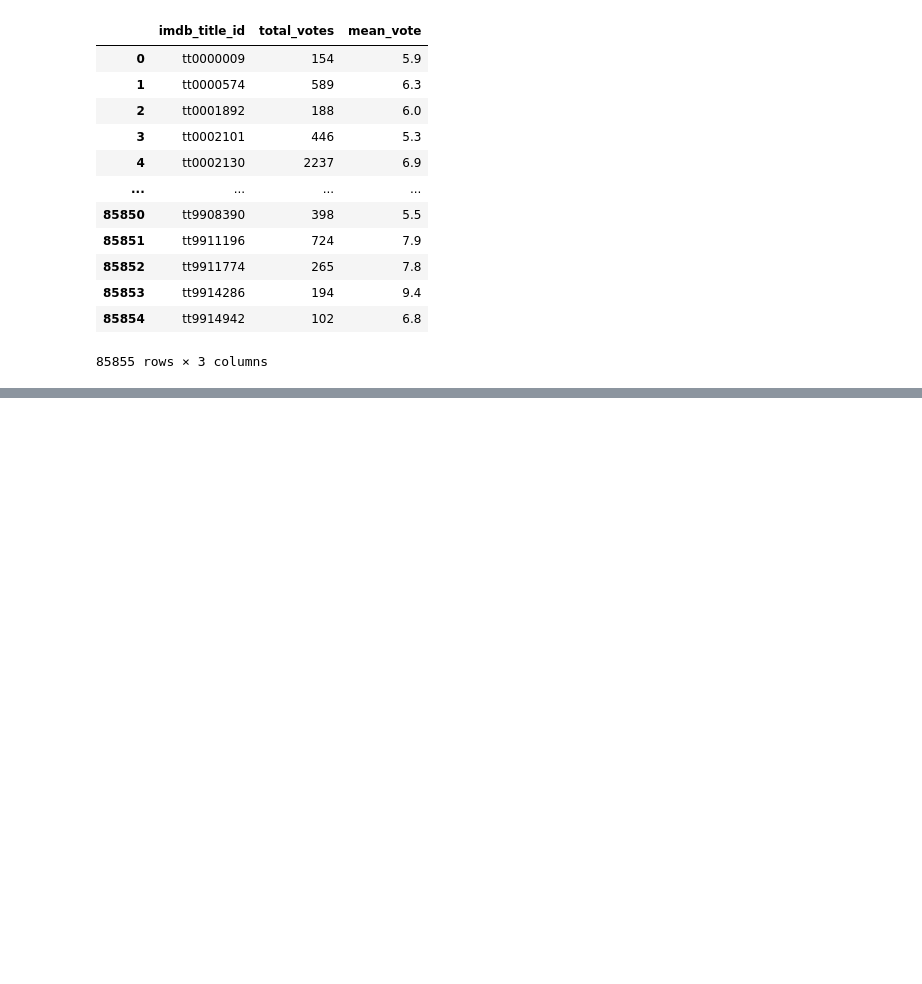
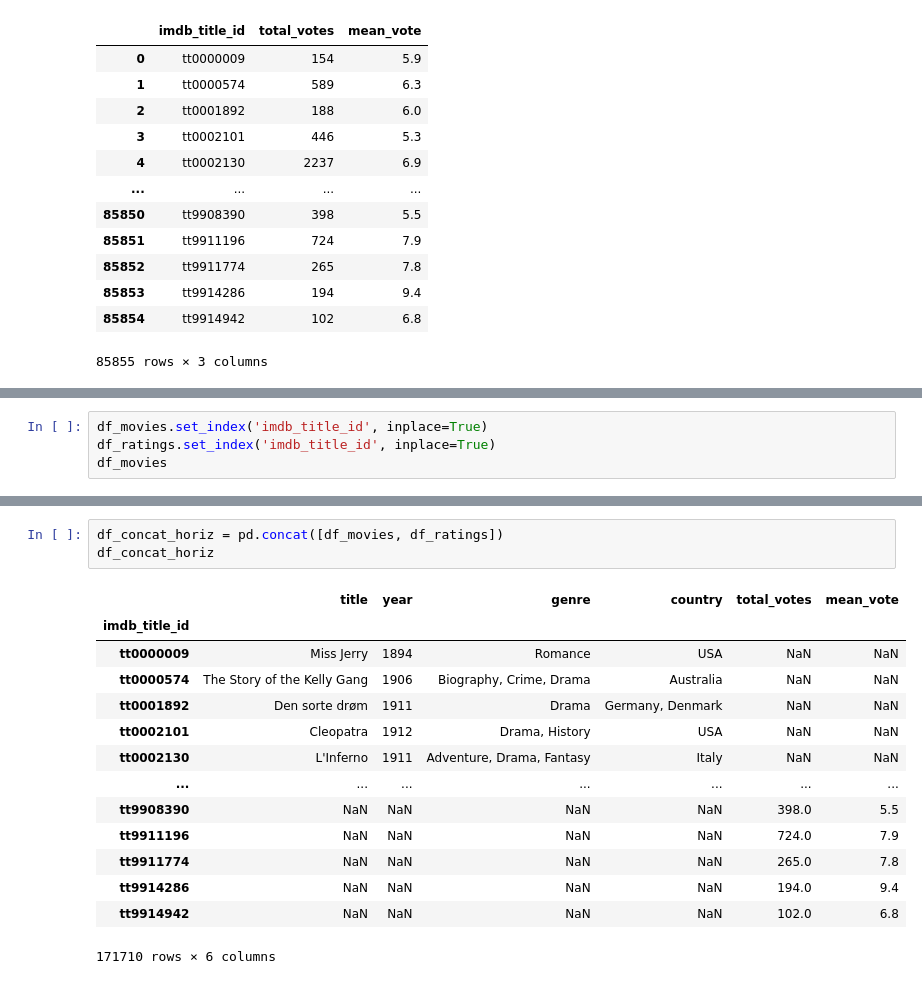
Before and after one commit to Stan-is-the-man/Data_science_bootcamp_2023, a Jupyter notebook: merge_and_concatenate_data_frames.ipynb, the cells around one changed output, grey strips where cells are left out. Cells and saved outputs as stored; diff of their text form; blank space fills up the shorter version.

Commit message:
'concat vert. and horiz'

```diff
--- a/merge_and_concatenate_data_frames.ipynb
+++ b/merge_and_concatenate_data_frames.ipynb
@@ -81,0 +110,4 @@ df_ratings
+# %%
+df_movies.set_index('imdb_title_id', inplace=True)
+df_ratings.set_index('imdb_title_id', inplace=True)
+df_movies
@@ -81,0 +129,18 @@ df_ratings
+# %%
+df_concat_horiz = pd.concat([df_movies, df_ratings])
+df_concat_horiz
+# %% [output]
+|  | title | year | genre | country | total_votes | mean_vote |
+| imdb_title_id |  |  |  |  |  |  |
+| tt0000009 | Miss Jerry | 1894 | Romance | USA | NaN | NaN |
+| tt0000574 | The Story of the Kelly Gang | 1906 | Biography, Crime, Drama | Australia | NaN | NaN |
+| tt0001892 | Den sorte drøm | 1911 | Drama | Germany, Denmark | NaN | NaN |
+| tt0002101 | Cleopatra | 1912 | Drama, History | USA | NaN | NaN |
+| tt0002130 | L'Inferno | 1911 | Adventure, Drama, Fantasy | Italy | NaN | NaN |
+| ... | ... | ... | ... | ... | ... | ... |
+| tt9908390 | NaN | NaN | NaN | NaN | 398.0 | 5.5 |
+| tt9911196 | NaN | NaN | NaN | NaN | 724.0 | 7.9 |
+| tt9911774 | NaN | NaN | NaN | NaN | 265.0 | 7.8 |
+| tt9914286 | NaN | NaN | NaN | NaN | 194.0 | 9.4 |
+| tt9914942 | NaN | NaN | NaN | NaN | 102.0 | 6.8 |
+171710 rows × 6 columns
```
Also changed, not shown: parts of 4 cells of this notebook.
